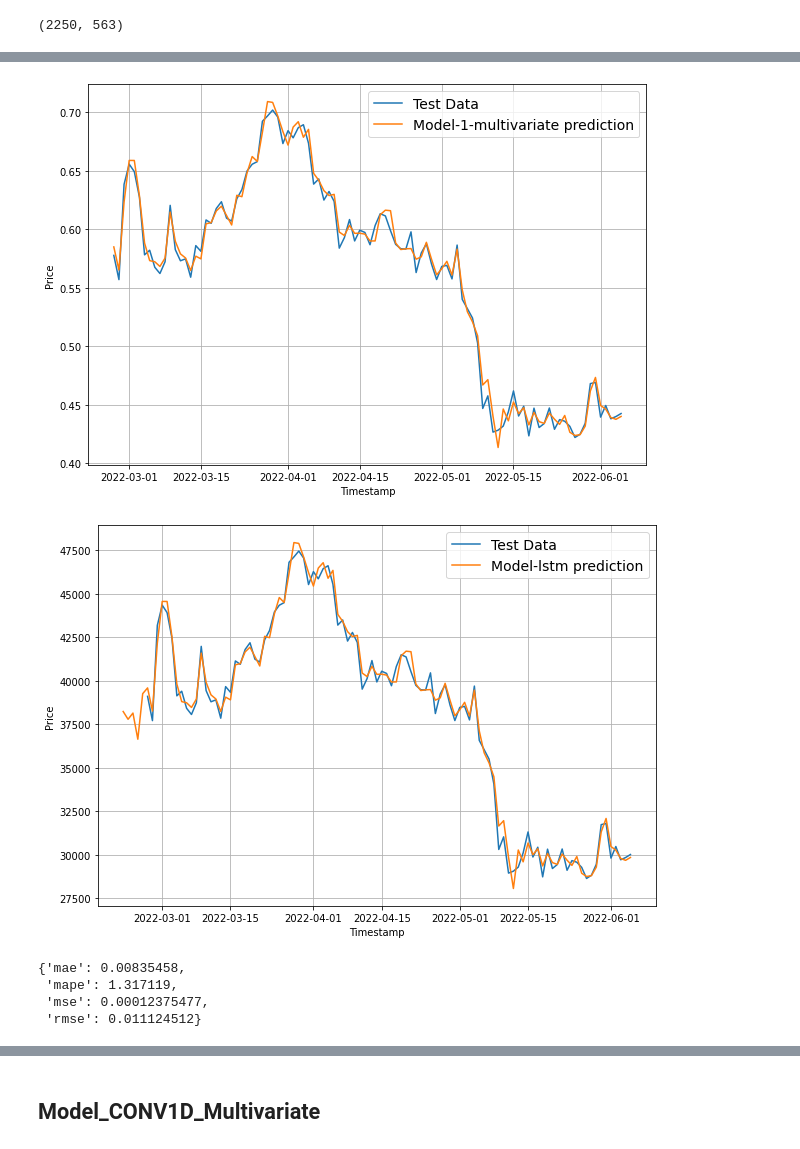
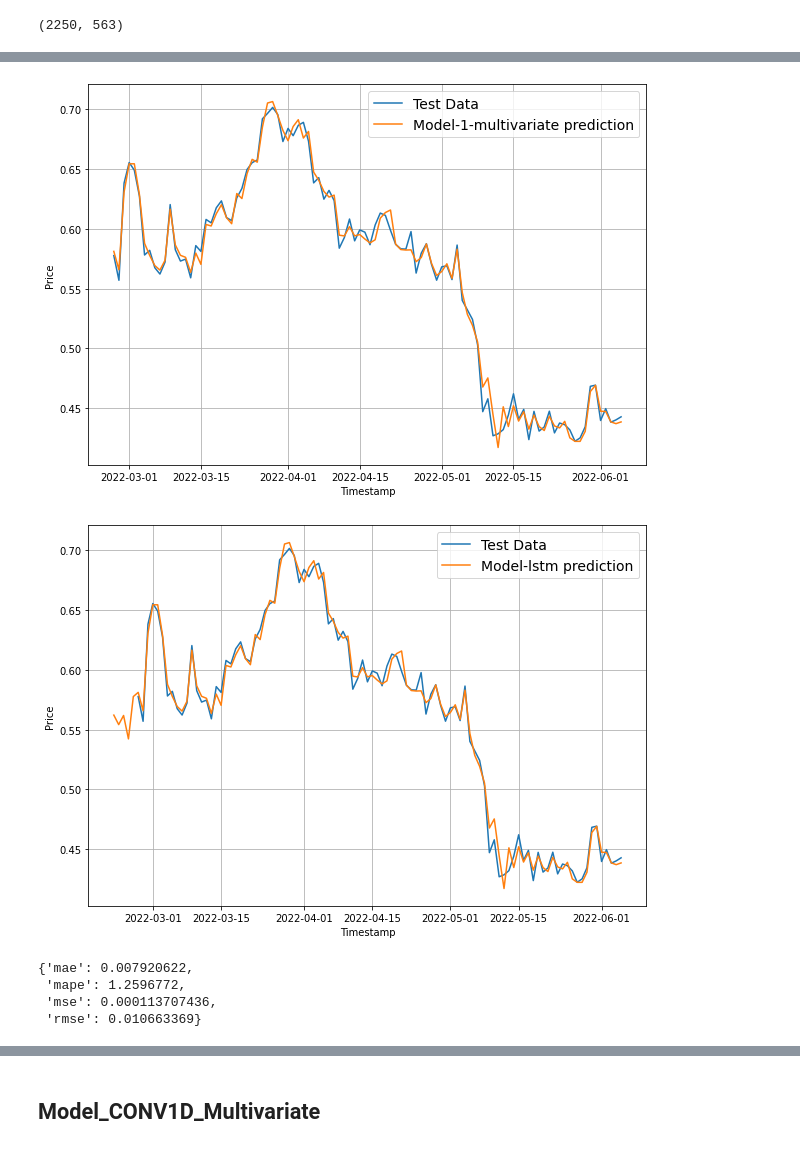
Before and after one commit to bibekyess/AI_practice, a Jupyter notebook: Killionaire.ipynb, the cells around one changed output, grey strips where cells are left out. Drawn from its saved outputs; the diff is of its cells as text; code cells hidden in the pictures.

```diff
--- a/Killionaire.ipynb
+++ b/Killionaire.ipynb
@@ -51,0 +54,13 @@ btc_df.head(), btc_df.tail()
+# %%
+price_mem_univariate = {}
+price_mem_multivariate = {}
+def normalize(df, price_mem):
+    result = df.copy()
+    for feature_name in df.columns:
+        max_value = df[feature_name].max()
+        min_value = df[feature_name].min()
+        result[feature_name] = (df[feature_name] - min_value) / (max_value - min_value)
+        if (feature_name=='Price'):
+          price_mem["min_value"] = min_value
+          price_mem["max_value"] = max_value
+    return result
@@ -51,0 +76,3 @@ btc_df.head(), btc_df.tail()
+# %%
+# Normalizing the dataframe
+btc_df = normalize(btc_df, price_mem_univariate)
@@ -105,16 +114,3 @@ def denormalize_price(result):
-# %%
-price_mem = {}
-def normalize(df):
-    result = df.copy()
-    for feature_name in df.columns:
-        max_value = df[feature_name].max()
-        min_value = df[feature_name].min()
-        result[feature_name] = (df[feature_name] - min_value) / (max_value - min_value)
-        print(feature_name)
-        if (feature_name=='Price'):
-          price_mem["min_value"] = min_value
-          price_mem["max_value"] = max_value
-    return result
 # %%
 def plot_time_series(timesteps, values, format='-', start=0, end=None, label=None, xlabel='Timestamp', ylabel='Price'):
   # for format, we can go with '.' or '-' [scatter or line] and start means offset
@@ -677,7 +688,7 @@ btc_windowed_df.head(10)
 # %%
 # Removing the rows with the missing values
 # Create X (windows) and Y (horizons) features
-btc_windowed_df = normalize(btc_windowed_df.dropna())
+btc_windowed_df = normalize(btc_windowed_df.dropna(), price_mem_multivariate)
 x = btc_windowed_df.drop("Price", axis=1).astype(np.float32) # windows
 y = btc_windowed_df["Price"].astype(np.float32) # labels
 x.head(), y.head()
@@ -776,4 +777,4 @@ plt.figure(figsize=(10,7))
 plot_time_series(timesteps=x_test.index.to_numpy(), values=y_test.to_numpy(), format="-", start=offset, label="Test Data")
 plot_time_series(timesteps=x_test.index.to_numpy(), values=model_1_multi_preds, format="-", start=offset, label="Model-1-multivariate prediction")
 # %% [output]
-[figure, old version]
+[figure, new version]
@@ -780,15 +783,15 @@ plot_time_series(timesteps=x_test.index.to_numpy(), values=model_1_multi_preds,
 # %%
 offset=len(test_windows)-100
 plt.figure(figsize=(10,7))
 plot_time_series(timesteps=X_test[-len(test_windows):], values=test_labels[:,0], format="-", start=offset, label="Test Data")
-plot_time_series(timesteps=x_test.index.to_numpy(), values=a, format="-", start=offset, label="Model-lstm prediction")
+plot_time_series(timesteps=x_test.index.to_numpy(), values=model_1_multi_preds.numpy(), format="-", start=offset, label="Model-lstm prediction")
 # %% [output]
-[figure, old version]
+[figure, new version]
 # %%
 model_1_multi_results = evaluate_preds(y_true=y_test, y_pred=model_1_multi_preds)
 model_1_multi_results
 # %% [output]
-{'mae': 0.00835458,
- 'mape': 1.317119,
- 'mse': 0.00012375477,
- 'rmse': 0.011124512}
+{'mae': 0.007920622,
+ 'mape': 1.2596772,
+ 'mse': 0.000113707436,
+ 'rmse': 0.010663369}
```
Also changed, not shown: parts of 67 cells of this notebook.
